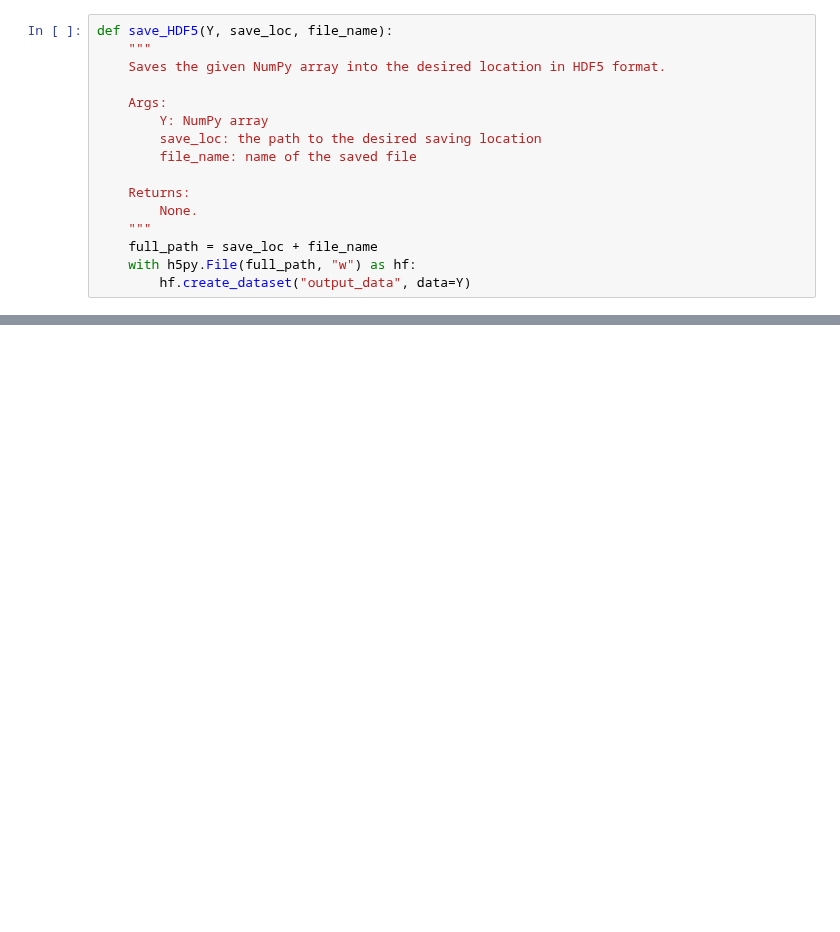
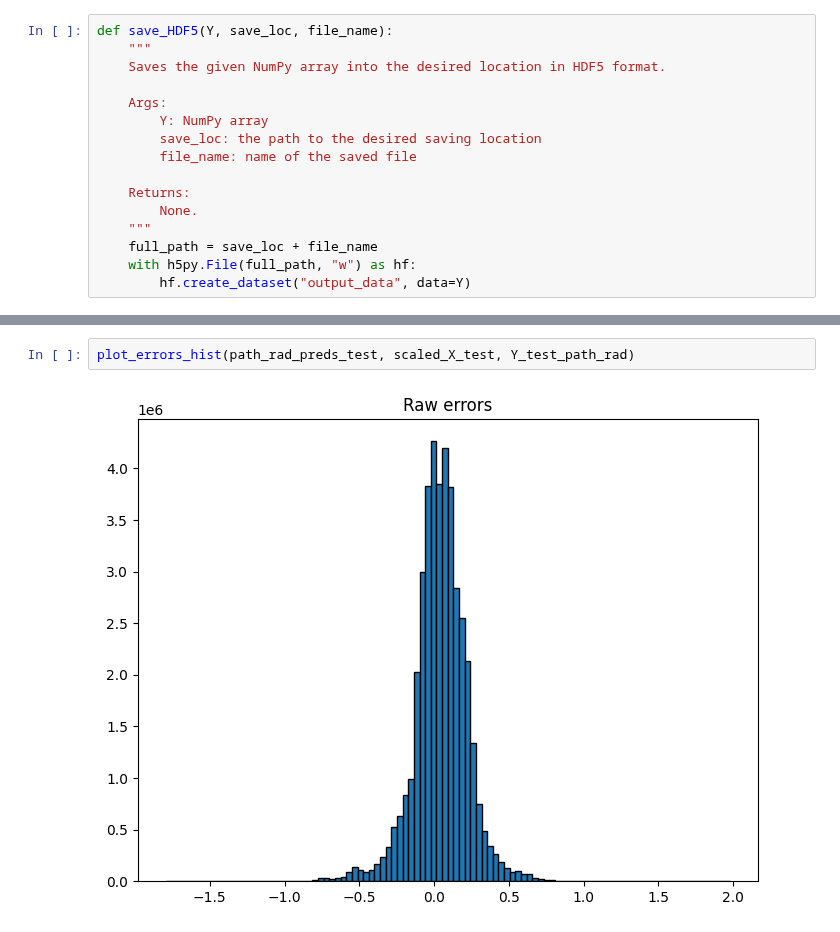
Before and after one commit to HerraKaava/RT_model_emulator, a Jupyter notebook: code-files/NN_model_path_rad.ipynb, the cells around one changed output, grey strips where cells are left out. Cells and saved outputs as stored; diff of their text form; blank space fills up the shorter version.

```diff
--- a/code-files/NN_model_path_rad.ipynb
+++ b/code-files/NN_model_path_rad.ipynb
@@ -315,0 +326,4 @@ save_HDF5(Y=Y_val_path_rad, save_loc=save_loc, file_name=file_name)
+# %%
+plot_errors_hist(path_rad_preds_test, scaled_X_test, Y_test_path_rad)
+# %% [output]
+[figure, added]
```
Also changed, not shown: parts of 19 cells of this notebook.
